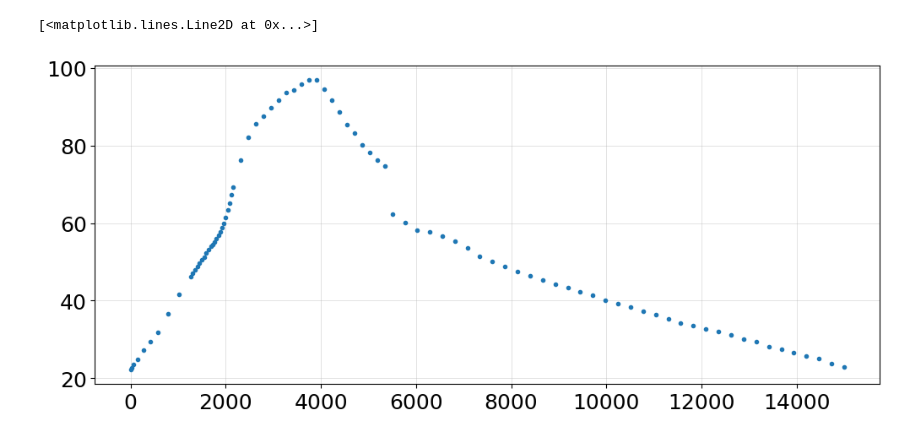
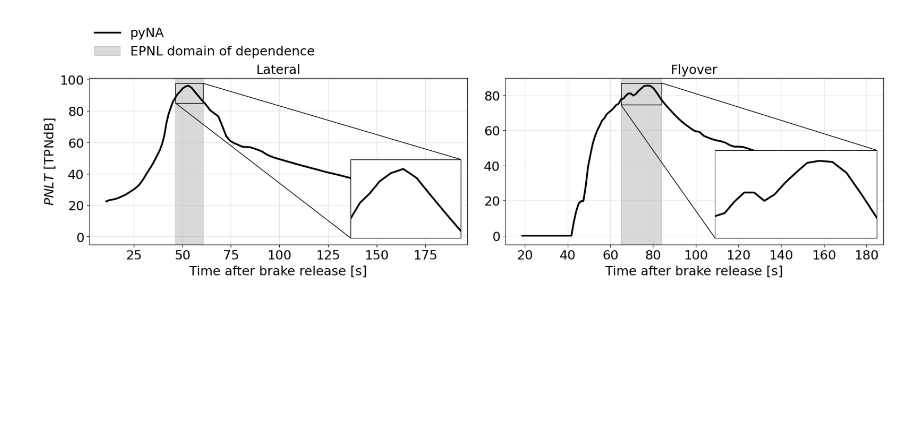
Before and after one commit to MIT-LAE/pyNA, a Jupyter notebook: pyNA/tutorials/Tutorial 3 - Compute trajectory and noise.ipynb, the cells around one changed output. Cells and saved outputs as stored; diff of their text form; code cells hidden in the pictures; blank space fills up the shorter version.

```diff
--- a/pyNA/tutorials/Tutorial 3 - Compute trajectory and noise.ipynb
+++ b/pyNA/tutorials/Tutorial 3 - Compute trajectory and noise.ipynb
@@ -86,5 +89,4 @@ py.path.plot(traj_nasa_std)
-# %%
-plt.plot(py.path.get_val('trajectory.x'), py.path.get_val('noise.pnlt')[0,:], 'o')
-# %% [output]
-[<matplotlib.lines.Line2D at 0x...>]
-[figure, removed]
+# %%
+py.plot_noise_timeseries(py.path)
+# %% [output]
+[figure, added]
```
Also changed, not shown: parts of 4 cells of this notebook, 59 other files.
